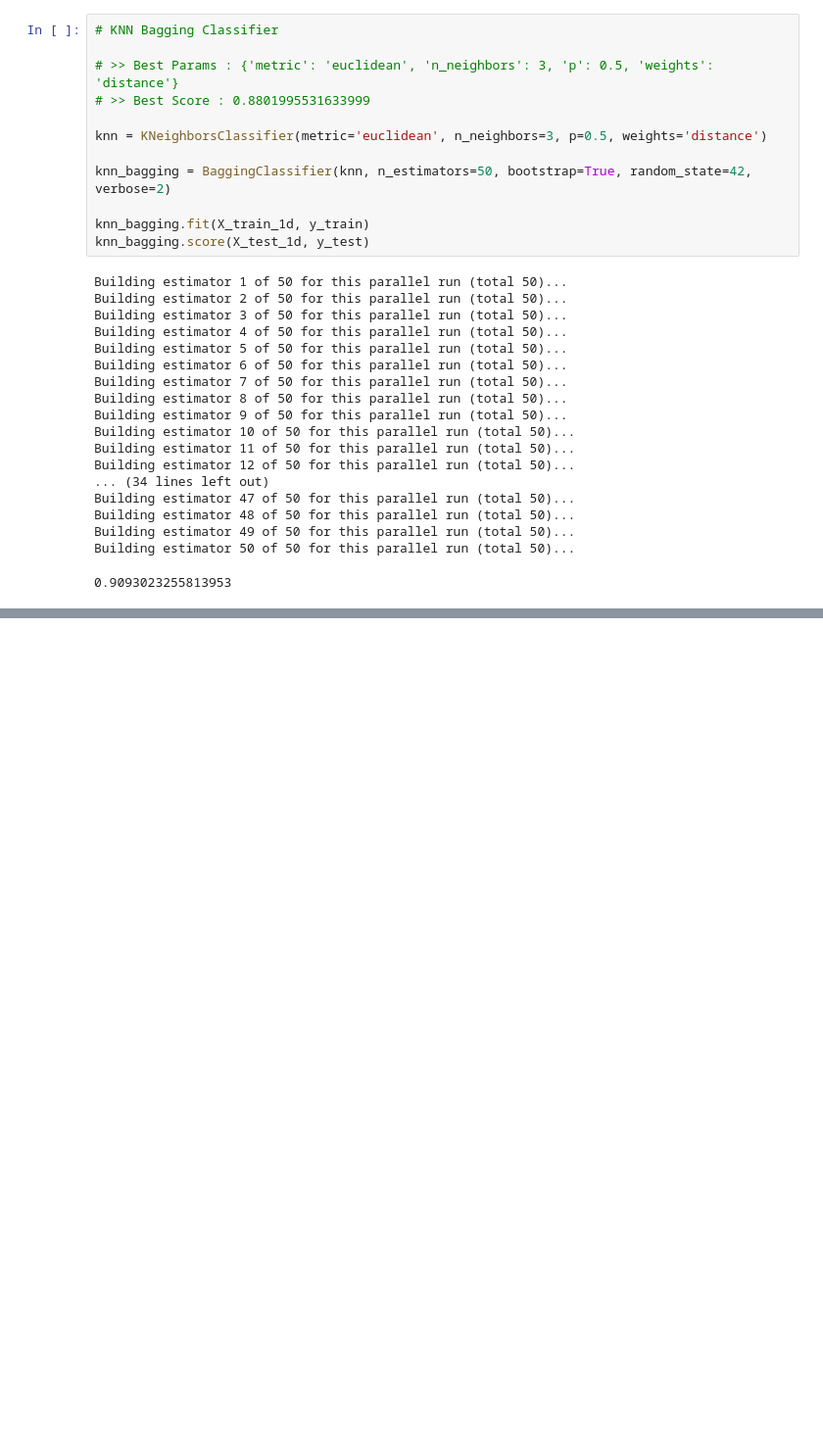
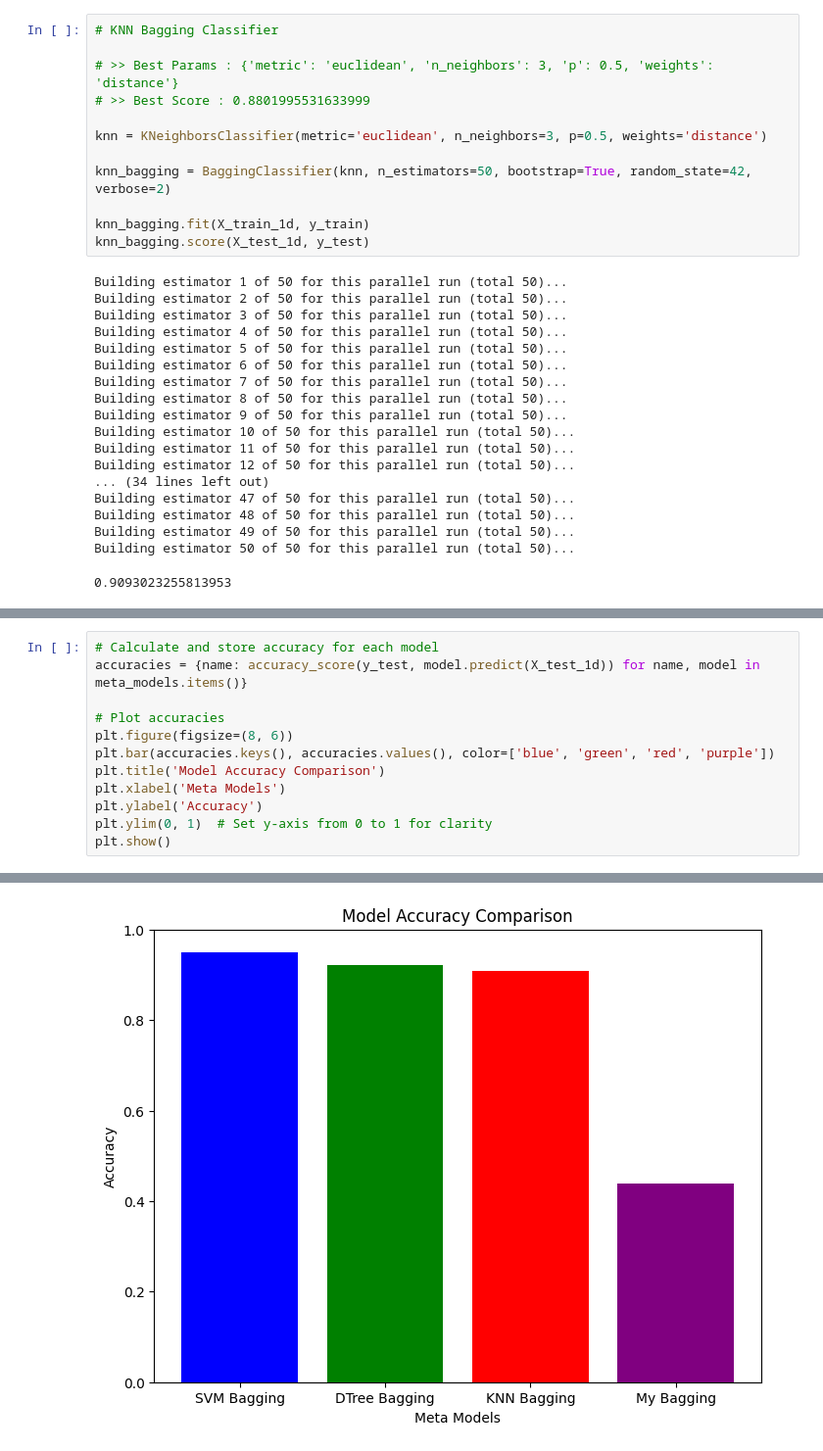
Before and after one commit to ArtinABS/Persian-Alphabet-Recognition, a Jupyter notebook: Models/Ensemble Learning/Bagging/Bagging.ipynb, the cells around one changed output, grey strips where cells are left out. Shown at 98% size. Drawn from its saved outputs; the diff is of its cells as text; blank space fills up the shorter version.

```diff
--- a/Models/Ensemble Learning/Bagging/Bagging.ipynb
+++ b/Models/Ensemble Learning/Bagging/Bagging.ipynb
@@ -140,0 +293,13 @@ Building estimator 50 of 50 for this parallel run (total 50)...
+# %%
+# Calculate and store accuracy for each model
+accuracies = {name: accuracy_score(y_test, model.predict(X_test_1d)) for name, model in meta_models.items()}
+
+# Plot accuracies
+plt.figure(figsize=(8, 6))
+plt.bar(accuracies.keys(), accuracies.values(), color=['blue', 'green', 'red', 'purple'])
+plt.title('Model Accuracy Comparison')
+plt.xlabel('Meta Models')
+plt.ylabel('Accuracy')
+plt.ylim(0, 1)  # Set y-axis from 0 to 1 for clarity
+plt.show()
+# %% [output]
@@ -140,0 +314 @@ Building estimator 50 of 50 for this parallel run (total 50)...
+[figure, added]
```
Also changed, not shown: parts of 13 cells of this notebook.
